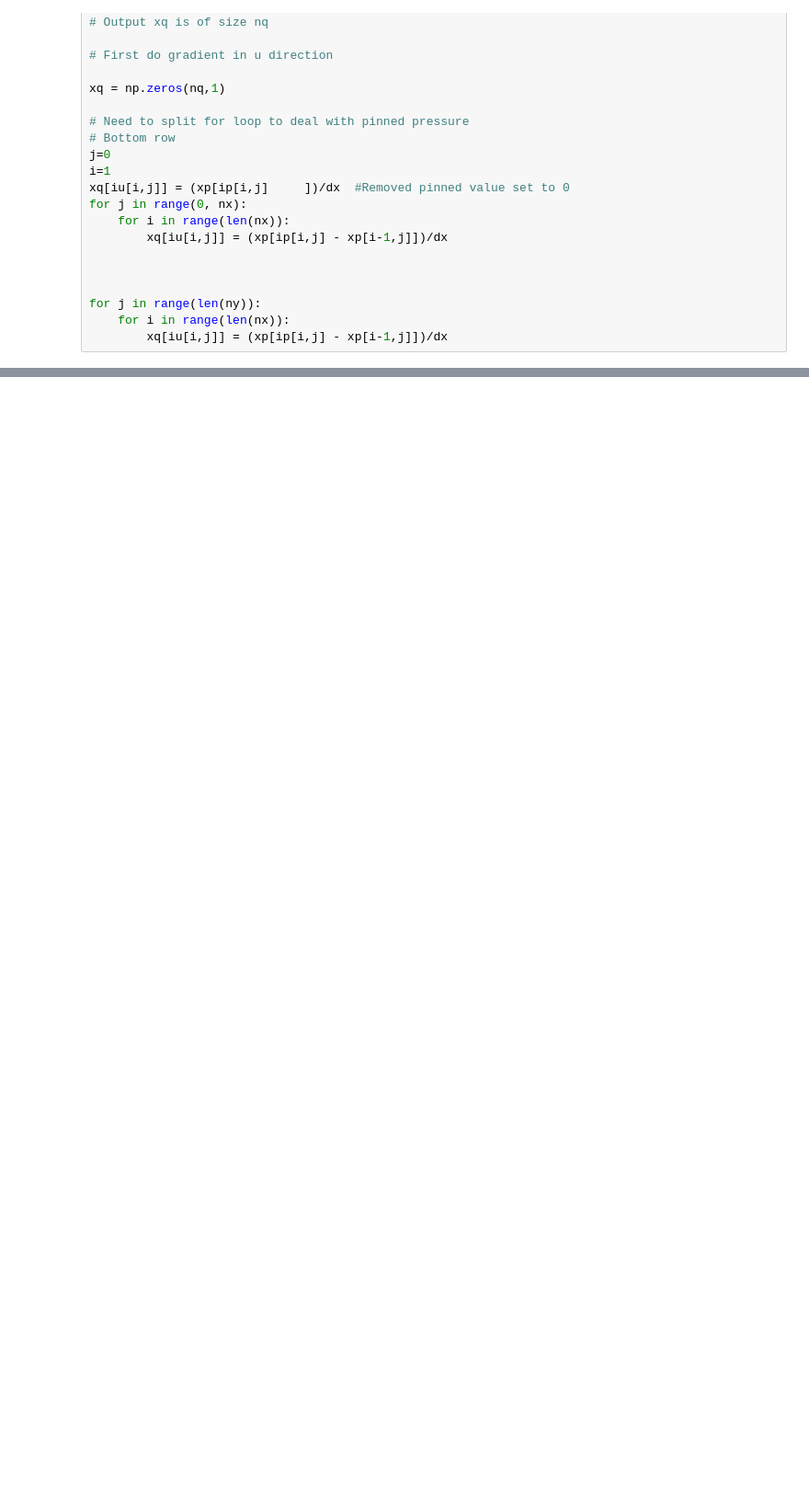
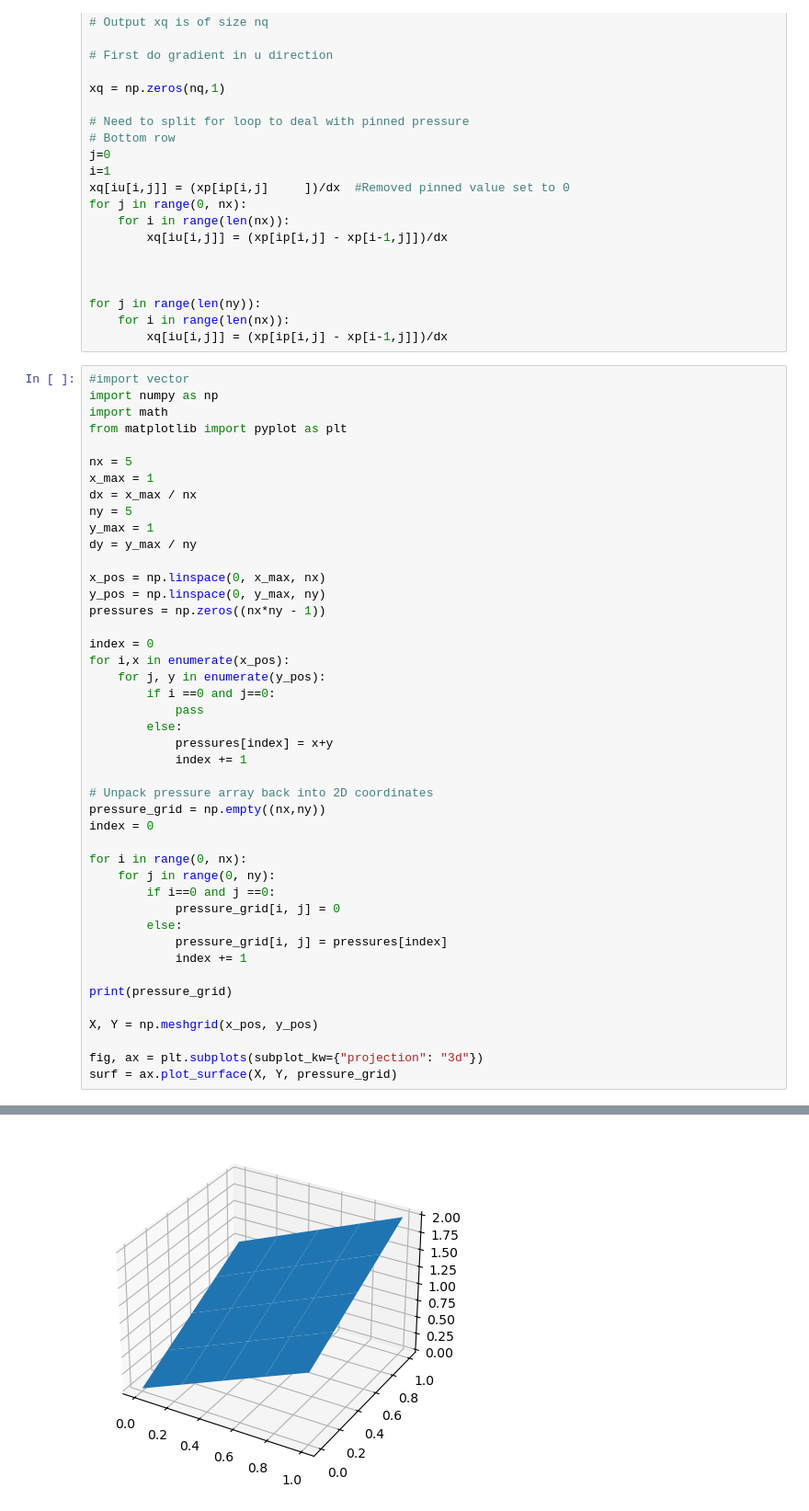
Before and after one commit to roneil44/FlowSim, a Jupyter notebook: scratch.ipynb, the cells around one changed output, grey strips where cells are left out. Shown: that part at 92% size. Saved outputs shown, nothing was run; the diff lists cells and outputs as text; blank space fills up the shorter version.

```diff
--- a/scratch.ipynb
+++ b/scratch.ipynb
@@ -85,3 +89,48 @@ for j in range(0, nx):
 for j in range(len(ny)):
     for i in range(len(nx)):
         xq[iu[i,j]] = (xp[ip[i,j] - xp[i-1,j]])/dx
+# %%
+#import vector
+import numpy as np
+import math
+from matplotlib import pyplot as plt
+
+nx = 5
+x_max = 1
+dx = x_max / nx
+ny = 5
+y_max = 1
+dy = y_max / ny
+
+x_pos = np.linspace(0, x_max, nx)
+y_pos = np.linspace(0, y_max, ny)
+pressures = np.zeros((nx*ny - 1))
+
+index = 0
+for i,x in enumerate(x_pos):
+    for j, y in enumerate(y_pos):
+        if i ==0 and j==0:
+            pass
+        else:
+            pressures[index] = x+y
+            index += 1
+
+# Unpack pressure array back into 2D coordinates
+pressure_grid = np.empty((nx,ny))
+index = 0
+
+for i in range(0, nx):
+    for j in range(0, ny):
+        if i==0 and j ==0:
+            pressure_grid[i, j] = 0
+        else:
+            pressure_grid[i, j] = pressures[index]
+            index += 1
+
+print(pressure_grid)
+
+X, Y = np.meshgrid(x_pos, y_pos)
+
+fig, ax = plt.subplots(subplot_kw={"projection": "3d"})
+surf = ax.plot_surface(X, Y, pressure_grid)
+# %% [output]
@@ -87,0 +142 @@ for j in range(len(ny)):
+[figure, added]
```
Also changed, not shown: parts of 5 cells of this notebook, 3 other files.
